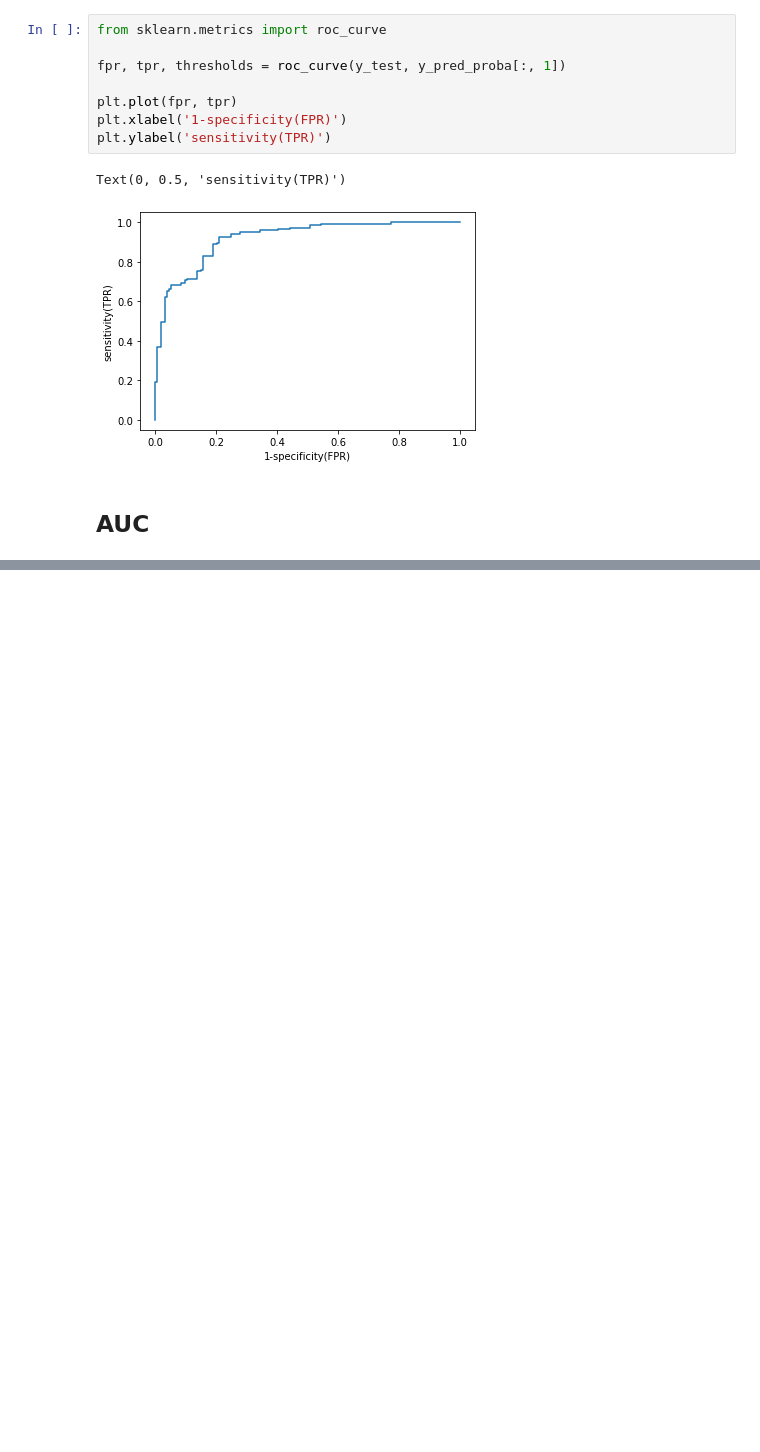
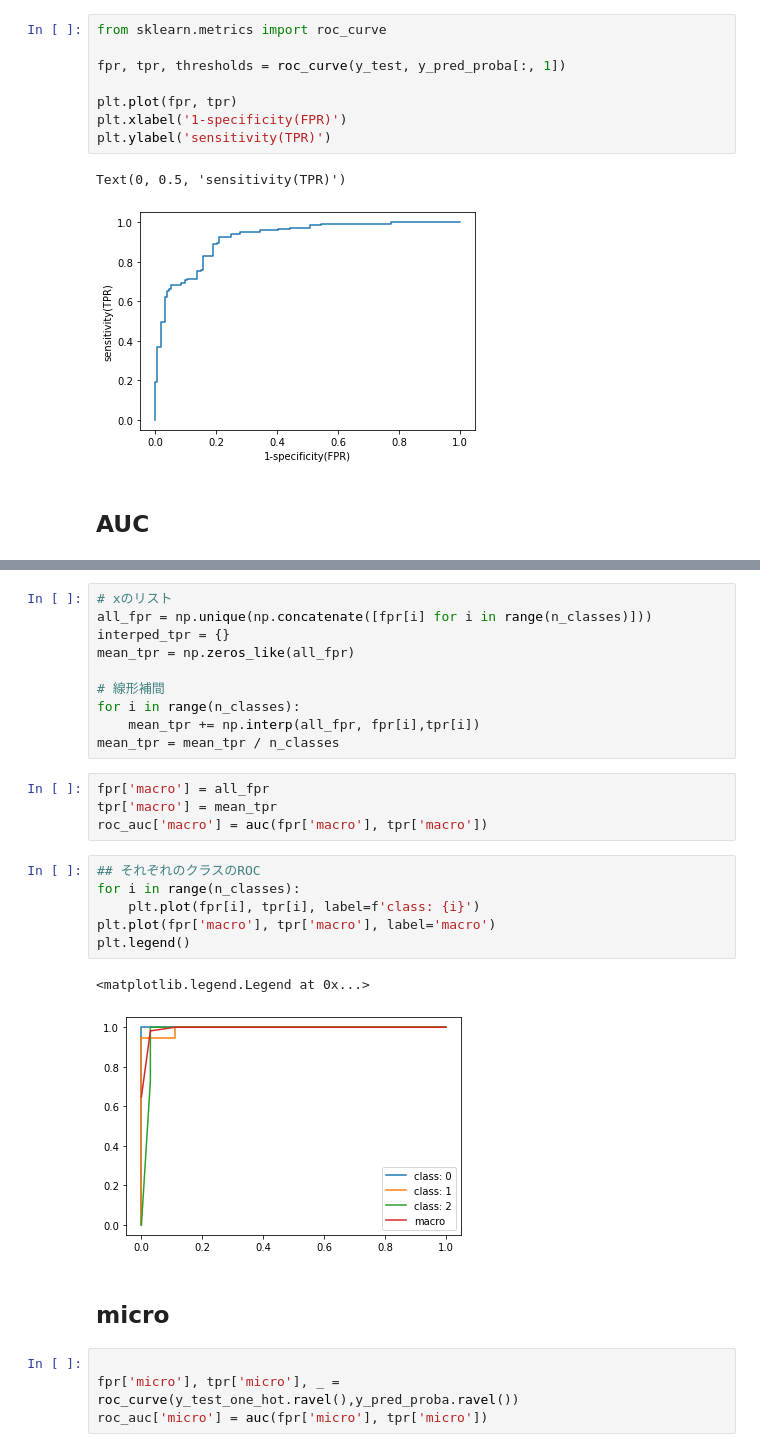
Before and after one commit to shu-suzuki-1124/machine_learning_practice, a Jupyter notebook: lesson10.ipynb, the cells around one changed output, grey strips where cells are left out. Saved outputs shown, nothing was run; the diff lists cells and outputs as text; blank space fills up the shorter version.

```diff
--- a/lesson10.ipynb
+++ b/lesson10.ipynb
@@ -201,0 +240,29 @@ ImportError: cannot import name 'aucc' from 'sklearn.metrics' (/opt/anaconda3/li
+# %%
+# xのリスト
+all_fpr = np.unique(np.concatenate([fpr[i] for i in range(n_classes)]))
+interped_tpr = {}
+mean_tpr = np.zeros_like(all_fpr)
+
+# 線形補間
+for i in range(n_classes):
+    mean_tpr += np.interp(all_fpr, fpr[i],tpr[i])
+mean_tpr = mean_tpr / n_classes
+# %%
+fpr['macro'] = all_fpr
+tpr['macro'] = mean_tpr
+roc_auc['macro'] = auc(fpr['macro'], tpr['macro'])
+# %%
+## それぞれのクラスのROC
+for i in range(n_classes):
+    plt.plot(fpr[i], tpr[i], label=f'class: {i}')
+plt.plot(fpr['macro'], tpr['macro'], label='macro')
+plt.legend()
+# %% [output]
+<matplotlib.legend.Legend at 0x...>
+[figure, added]
+# %% [markdown]
+## micro
+# %%
+
+fpr['micro'], tpr['micro'], _ = roc_curve(y_test_one_hot.ravel(),y_pred_proba.ravel())
+roc_auc['micro'] = auc(fpr['micro'], tpr['micro'])
```
Also changed, not shown: parts of 7 cells of this notebook.
